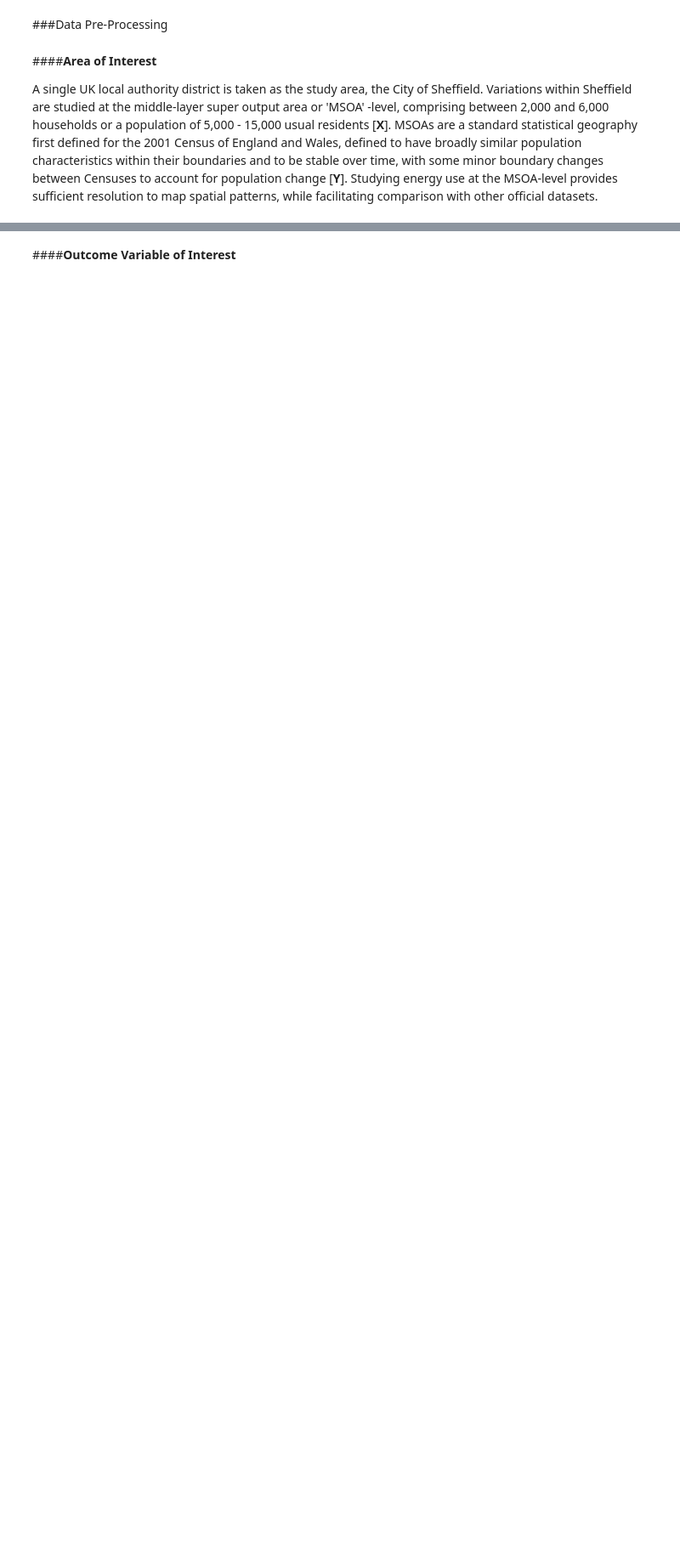
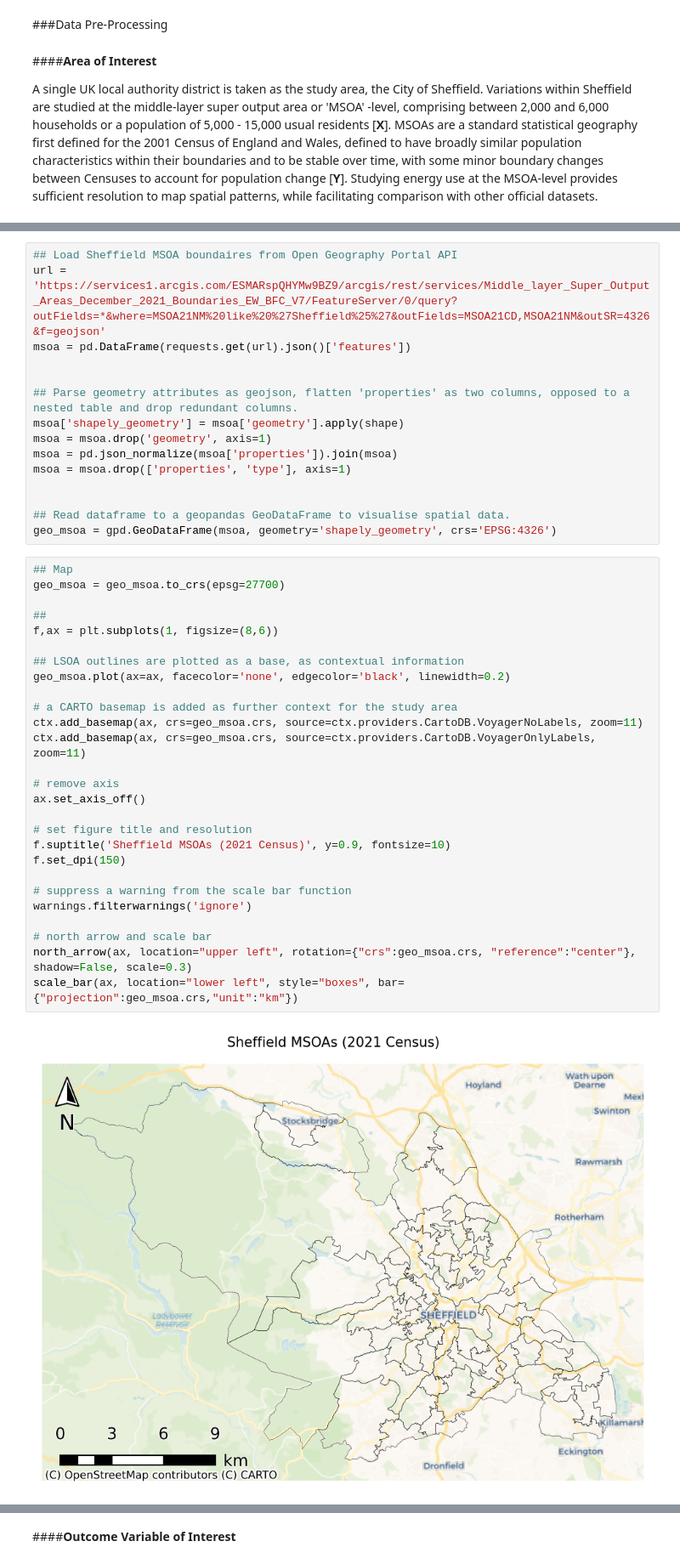
Before and after one commit to jwsn8667/GEOG5003M, a Jupyter notebook: GEOG5003_A2_201913950.ipynb, the cells around one changed output, grey strips where cells are left out. Shown at 85% size. Drawn from its saved outputs; the diff is of its cells as text; blank space fills up the shorter version.

Commit message:
Maps of the area and outcome variable of interest completed

```diff
--- a/GEOG5003_A2_201913950.ipynb
+++ b/GEOG5003_A2_201913950.ipynb
@@ -41,0 +69,44 @@ A single UK local authority district is taken as the study area, the City of She
+# %%
+## Load Sheffield MSOA boundaires from Open Geography Portal API
+url = 'https://services1.arcgis.com/ESMARspQHYMw9BZ9/arcgis/rest/services/Middle_layer_Super_Output_Areas_December_2021_Boundaries_EW_BFC_V7/FeatureServer/0/query?outFields=*&where=MSOA21NM%20like%20%27Sheffield%25%27&outFields=MSOA21CD,MSOA21NM&outSR=4326&f=geojson'
+msoa = pd.DataFrame(requests.get(url).json()['features'])
+
+
+## Parse geometry attributes as geojson, flatten 'properties' as two columns, opposed to a nested table and drop redundant columns.
+msoa['shapely_geometry'] = msoa['geometry'].apply(shape)
+msoa = msoa.drop('geometry', axis=1)
+msoa = pd.json_normalize(msoa['properties']).join(msoa)
+msoa = msoa.drop(['properties', 'type'], axis=1)
+
+
+## Read dataframe to a geopandas GeoDataFrame to visualise spatial data.
+geo_msoa = gpd.GeoDataFrame(msoa, geometry='shapely_geometry', crs='EPSG:4326')
+# %%
+## Map
+geo_msoa = geo_msoa.to_crs(epsg=27700)
+
+##
+f,ax = plt.subplots(1, figsize=(8,6))
+
+## LSOA outlines are plotted as a base, as contextual information
+geo_msoa.plot(ax=ax, facecolor='none', edgecolor='black', linewidth=0.2)
+
+# a CARTO basemap is added as further context for the study area
+ctx.add_basemap(ax, crs=geo_msoa.crs, source=ctx.providers.CartoDB.VoyagerNoLabels, zoom=11)
+ctx.add_basemap(ax, crs=geo_msoa.crs, source=ctx.providers.CartoDB.VoyagerOnlyLabels, zoom=11)
+
+# remove axis
+ax.set_axis_off()
+
+# set figure title and resolution
+f.suptitle('Sheffield MSOAs (2021 Census)', y=0.9, fontsize=10)
+f.set_dpi(150)
+
+# suppress a warning from the scale bar function
+warnings.filterwarnings('ignore')
+
+# north arrow and scale bar
+north_arrow(ax, location="upper left", rotation={"crs":geo_msoa.crs, "reference":"center"}, shadow=False, scale=0.3)
+scale_bar(ax, location="lower left", style="boxes", bar={"projection":geo_msoa.crs,"unit":"km"})
+# %% [output]
+[figure, added]
```
Also changed, not shown: parts of 15 cells of this notebook.
